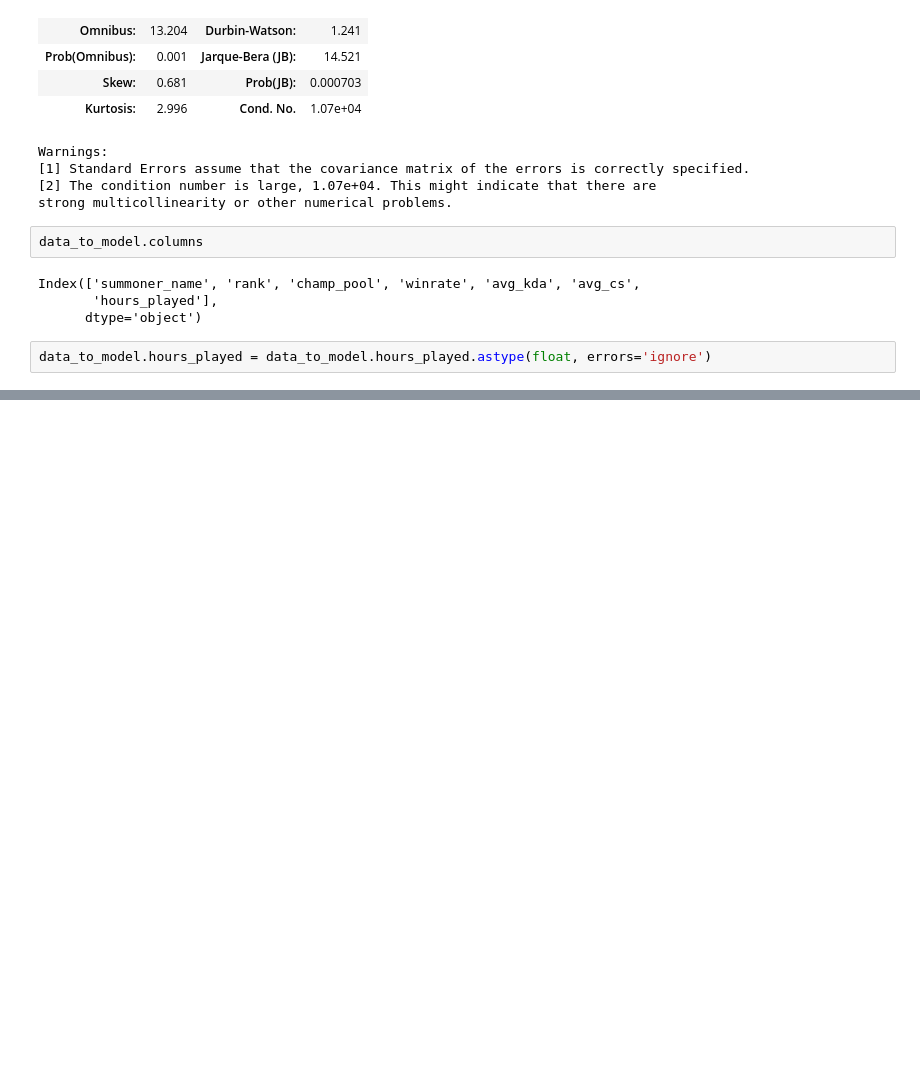
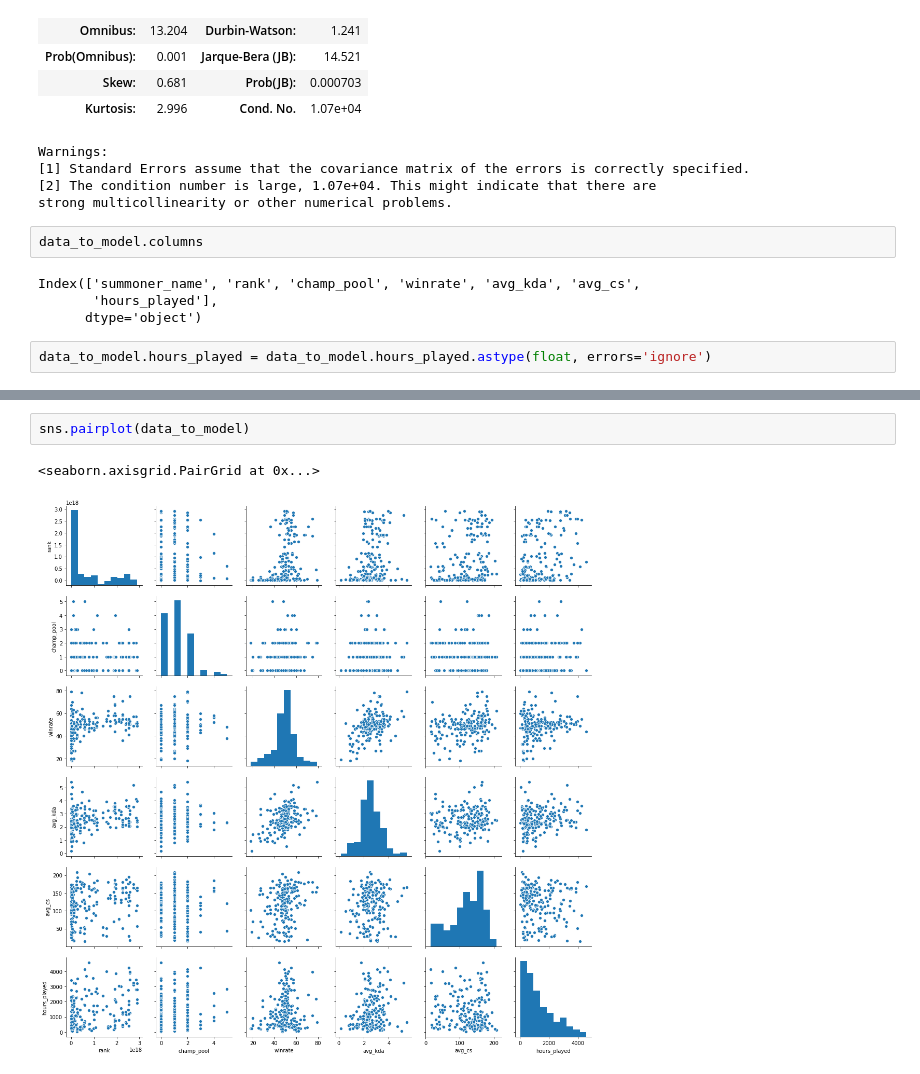
Before and after one commit to Ydu/LoL_Rank_Prediction, a Jupyter notebook: initial_eda/data_gathering.ipynb, the cells around one changed output, grey strips where cells are left out. Cells and saved outputs as stored; diff of their text form; blank space fills up the shorter version.

```diff
--- a/initial_eda/data_gathering.ipynb
+++ b/initial_eda/data_gathering.ipynb
@@ -531,0 +539,5 @@ Name: hours_played, Length: 200, dtype: float64
+# %%
+sns.pairplot(data_to_model)
+# %% [output]
+<seaborn.axisgrid.PairGrid at 0x...>
+[figure, added]
```
Also changed, not shown: parts of 11 cells of this notebook.
